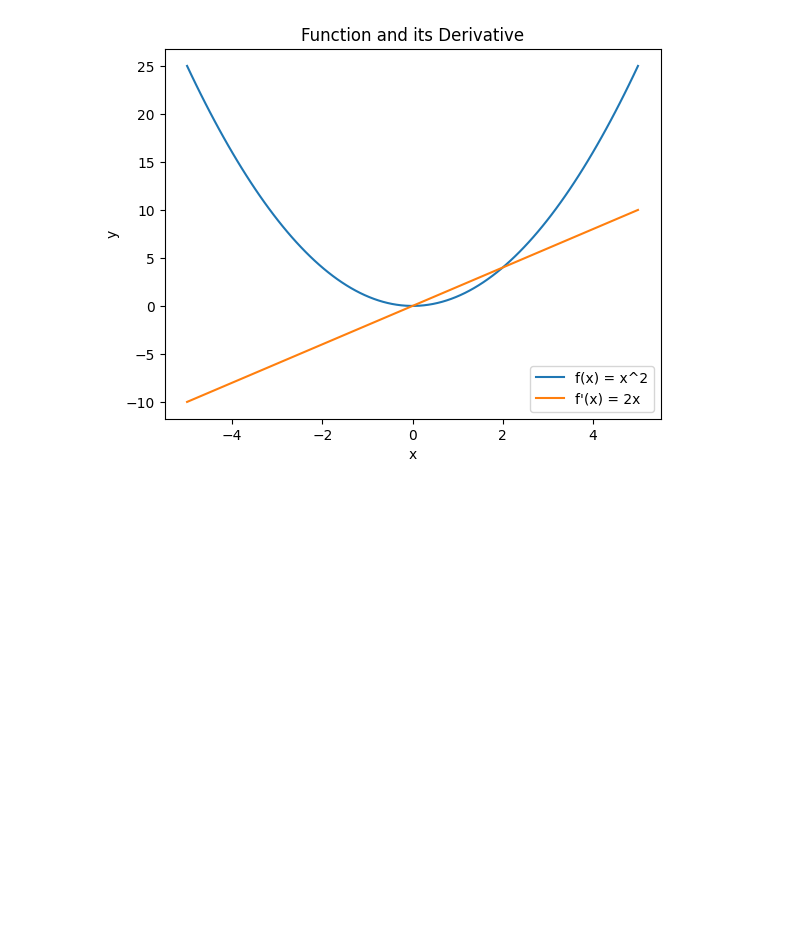
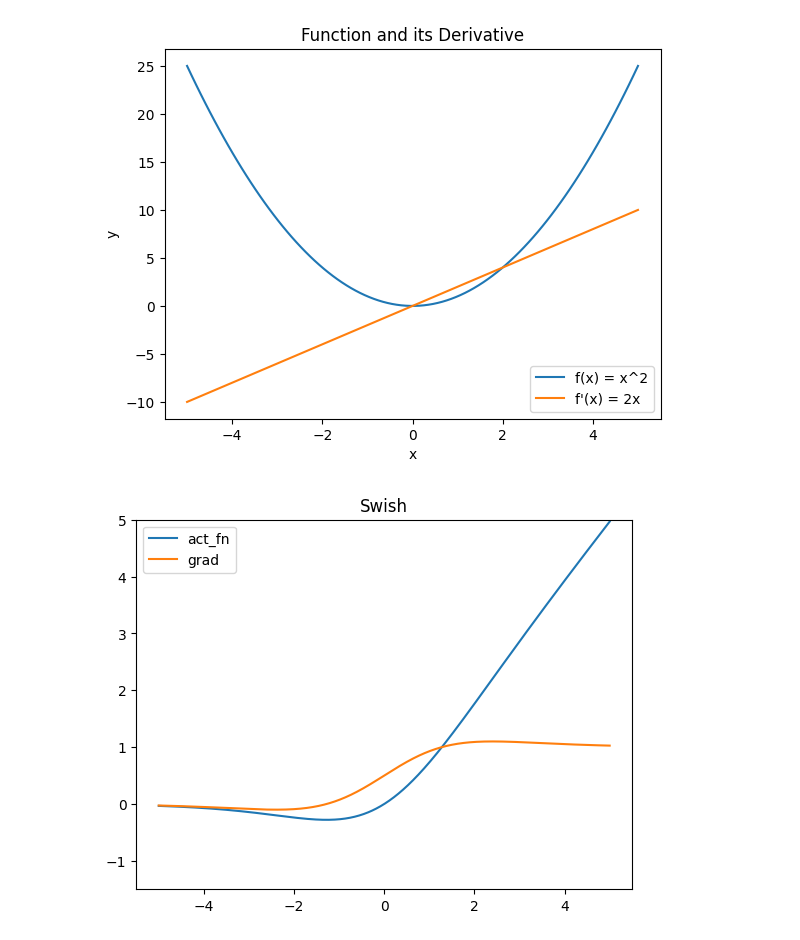
Before and after one commit to anashr18/dlnb, a Jupyter notebook: d1/activation.ipynb, the cells around one changed output. Saved outputs shown, nothing was run; the diff lists cells and outputs as text; code cells hidden in the pictures; blank space fills up the shorter version.

```diff
--- a/d1/activation.ipynb
+++ b/d1/activation.ipynb
@@ -158,0 +154,17 @@ def vis_act_fn(act_fn, ax, x):
+# %%
+t = torch.linspace(-5,5,1000)
+# %%
+def vis_act_fn(act_fn, ax, x):
+    y = act_fn(x)
+    y_grads = get_grads(act_fn, x)
+    x, y, y_grads = x.cpu().numpy(), y.cpu().numpy(), y_grads.cpu().numpy()
+    ax.plot(x,y, label="act_fn")
+    ax.plot(x,y_grads, label="grad")
+    ax.legend()
+    ax.set_title(act_fn.name)
+    ax.set_ylim(-1.5, x.max())
+# %%
+fig, ax = plt.subplots()
+vis_act_fn(Swish(), ax, t)
+# %% [output]
+[figure, added]
```
Also changed, not shown: parts of 19 cells of this notebook, 1 other file.
